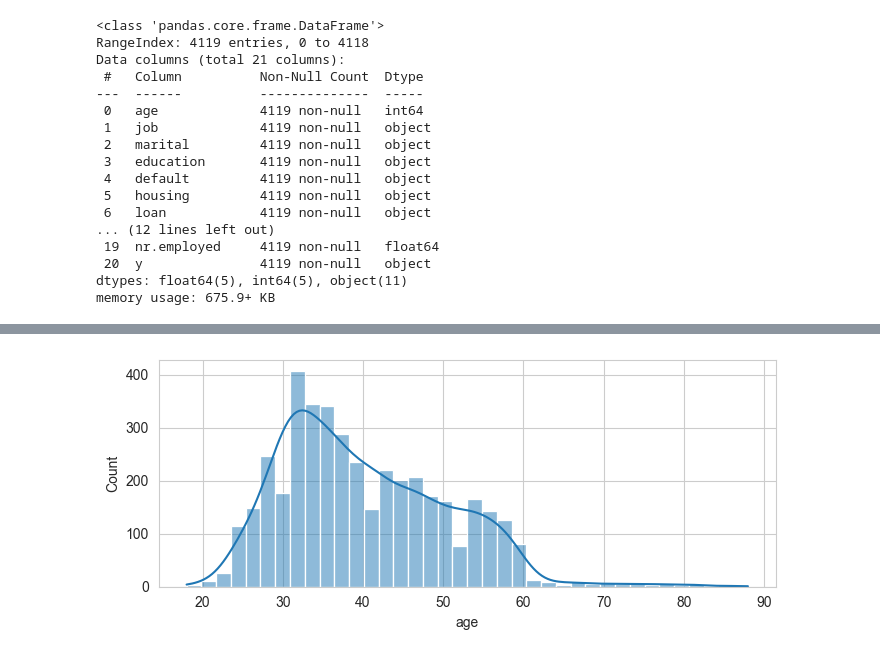
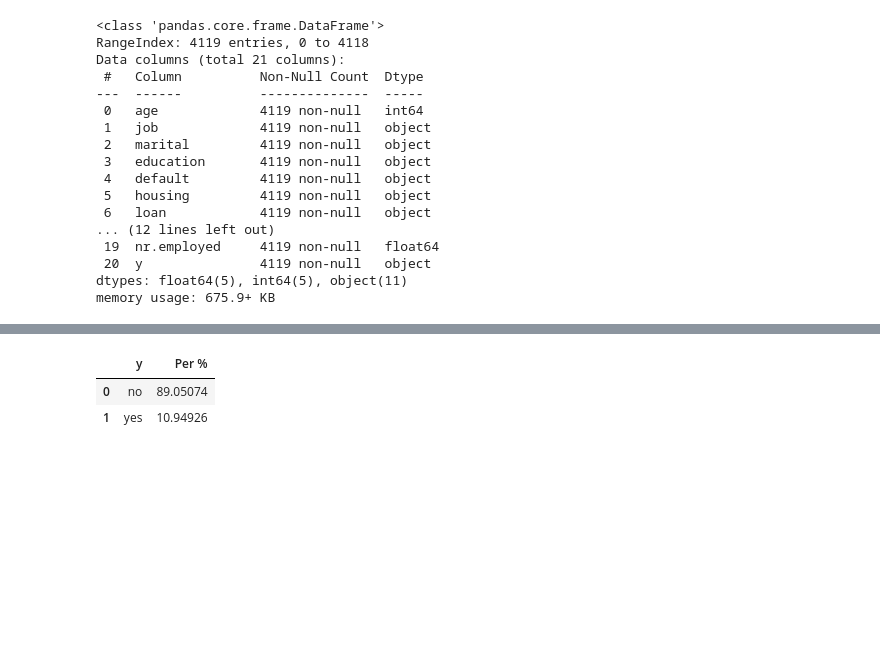
Before and after one commit to obinna167/Marketing_campaign_model, a Jupyter notebook: main.ipynb, the cells around one changed output, grey strips where cells are left out. Drawn from its saved outputs; the diff is of its cells as text; code cells hidden in the pictures; blank space fills up the shorter version.

```diff
--- a/main.ipynb
+++ b/main.ipynb
@@ -181,8 +75,8 @@ num_df.corr()
-# %%
-# Plot the numerical distribution
-sns.set_style('whitegrid')
-fig, ax = plt.subplots(1, 1, figsize=(7, 3))
-sns.histplot(num_df['age'], kde=True, ax=ax)
-plt.tight_layout()
-# %% [output]
-[figure, removed]
+# %%
+# Classification class (y) balance
+yclass_df = (df['y'].value_counts() * 100 / df.shape[0]).to_frame(name='Per %').reset_index()
+yclass_df
+# %% [output]
+|  | y | Per % |
+| 0 | no | 89.05074 |
+| 1 | yes | 10.94926 |
```
Also changed, not shown: parts of 15 cells of this notebook.
